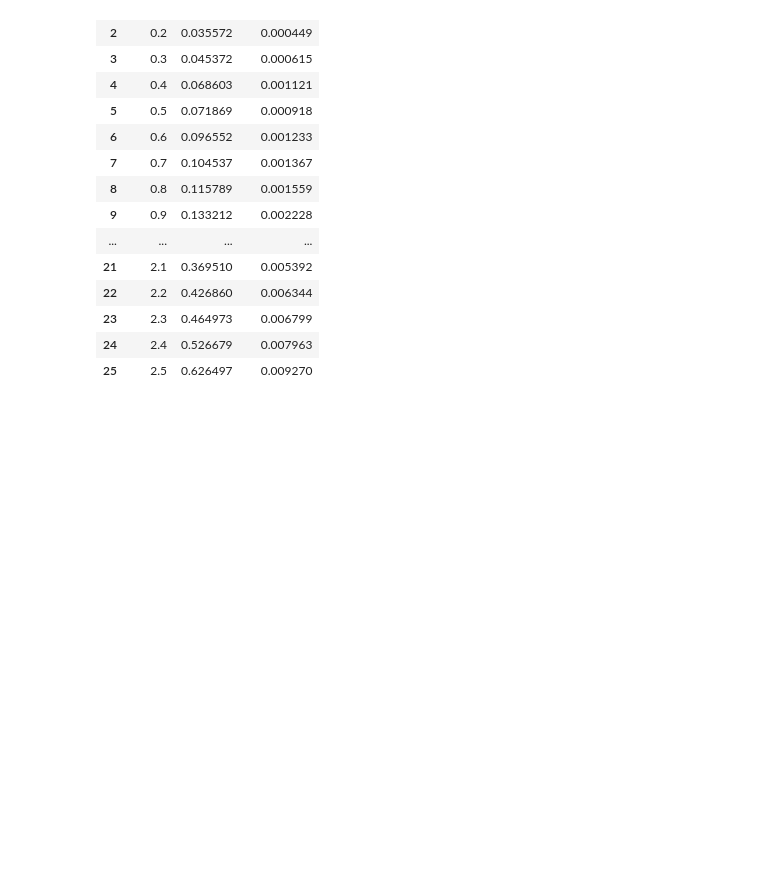
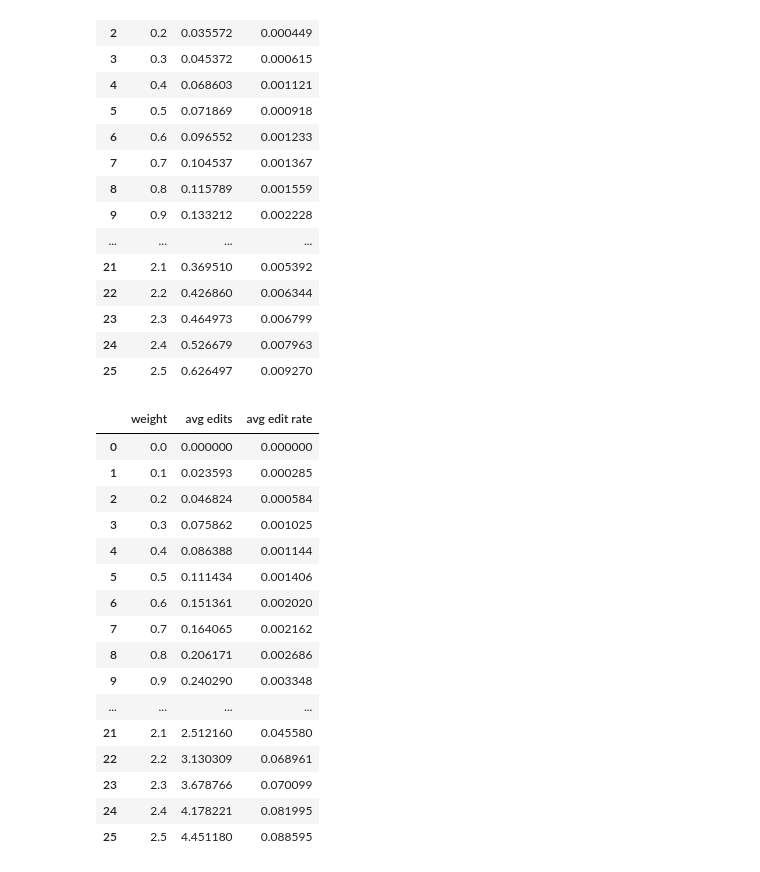
Before and after one commit to YufanWangYuki/NoiseGram, a Jupyter notebook: noise.ipynb, the cells around one changed output. Saved outputs shown, nothing was run; the diff lists cells and outputs as text; code cells hidden in the pictures; blank space fills up the shorter version.

```diff
--- a/noise.ipynb
+++ b/noise.ipynb
@@ -104,6 +105,46 @@ df_new
 | 23 | 2.3 | 0.464973 | 0.006799 |
 | 24 | 2.4 | 0.526679 | 0.007963 |
 | 25 | 2.5 | 0.626497 | 0.009270 |
+# %%
+weight = []
+avg_count = []
+avg_edit_rate = []
+
+f = open(nn_file)               # 返回一个文件对象
+lines = f.readlines()               # 调用文件的 readline()方法
+for item in lines[2::3]:
+    value = item.split('/')
+#     print(value[11])
+    weight.append(float(value[11][19:]))
+    sub_value = value[12].split(' ')
+#     print(sub_value)
+    avg_count.append(int(sub_value[1])/2755)
+    avg_edit_rate.append(float(sub_value[2][:-2])/2755)
+# #     align.append(value[4])
+
+data = {'weight':weight,
+       'avg edits':avg_count,
+       'avg edit rate':avg_edit_rate}
+df_nn = pd.DataFrame(data)
+df_nn
+# %% [output]
+|  | weight | avg edits | avg edit rate |
+| 0 | 0.0 | 0.000000 | 0.000000 |
+| 1 | 0.1 | 0.023593 | 0.000285 |
+| 2 | 0.2 | 0.046824 | 0.000584 |
+| 3 | 0.3 | 0.075862 | 0.001025 |
+| 4 | 0.4 | 0.086388 | 0.001144 |
+| 5 | 0.5 | 0.111434 | 0.001406 |
+| 6 | 0.6 | 0.151361 | 0.002020 |
+| 7 | 0.7 | 0.164065 | 0.002162 |
+| 8 | 0.8 | 0.206171 | 0.002686 |
+| 9 | 0.9 | 0.240290 | 0.003348 |
+| ... | ... | ... | ... |
+| 21 | 2.1 | 2.512160 | 0.045580 |
+| 22 | 2.2 | 3.130309 | 0.068961 |
+| 23 | 2.3 | 3.678766 | 0.070099 |
+| 24 | 2.4 | 4.178221 | 0.081995 |
+| 25 | 2.5 | 4.451180 | 0.088595 |
 # %%
 import matplotlib.pyplot as plt
 # from matplotlib.pyplot import MultipleLocator
```
Also changed, not shown: parts of 3 cells of this notebook, 4 other files.
